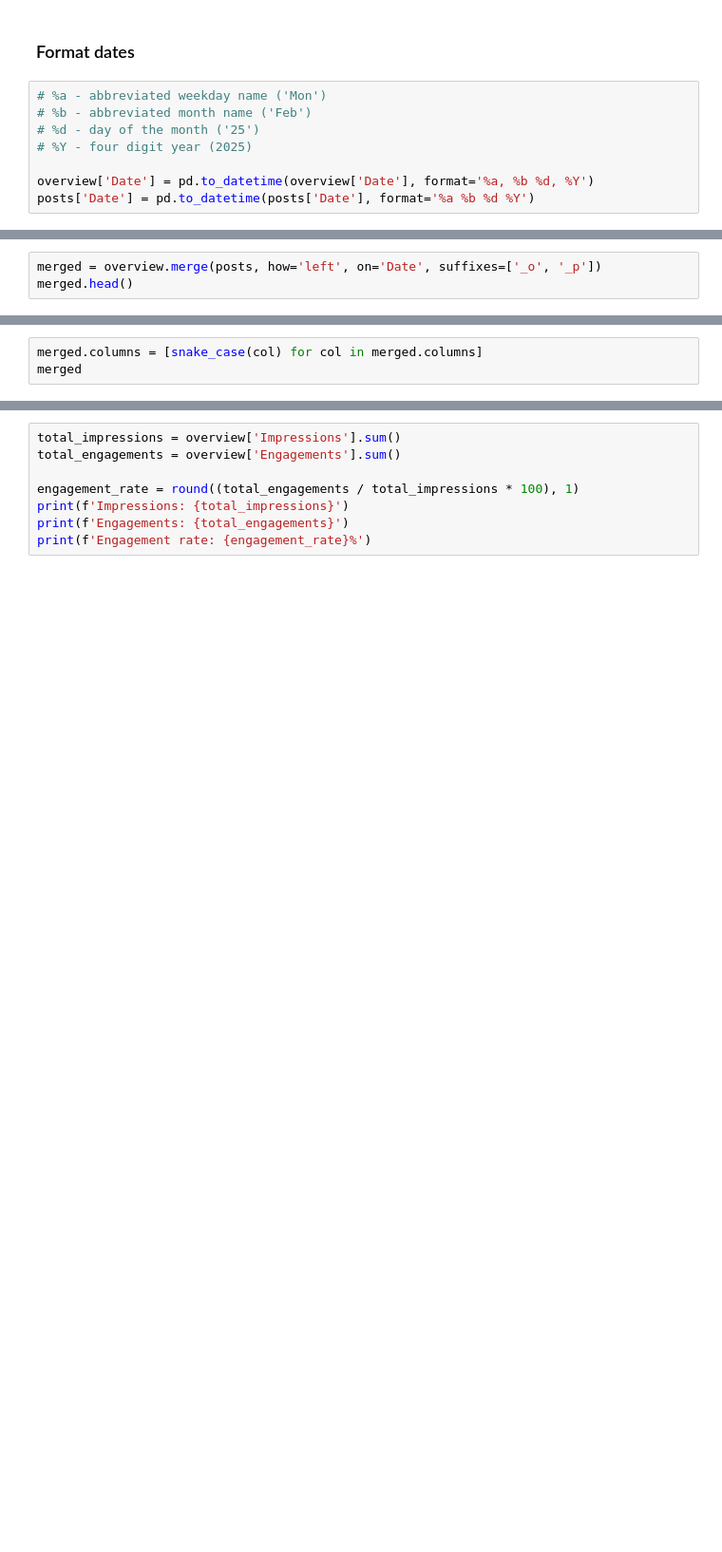
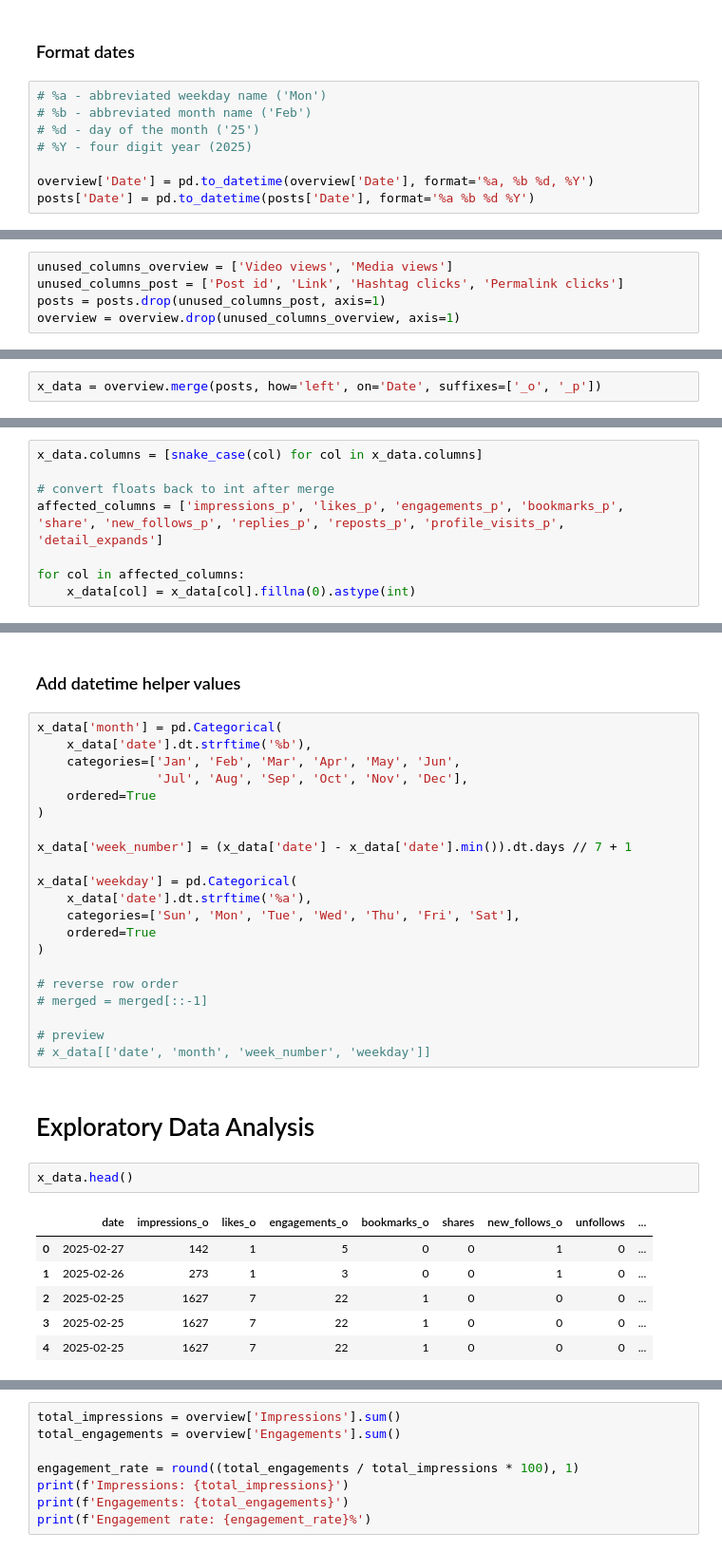
Before and after one commit to bodhichristian/python-basics, a Jupyter notebook: x_data/x_data.ipynb, the cells around one changed output, grey strips where cells are left out. Shown at 95% size. Cells and saved outputs as stored; diff of their text form; blank space fills up the shorter version.

```diff
--- a/x_data/x_data.ipynb
+++ b/x_data/x_data.ipynb
@@ -31 +39,6 @@ posts['Date'] = pd.to_datetime(posts['Date'], format='%a %b %d %Y')
+# %%
+unused_columns_overview = ['Video views', 'Media views']
+unused_columns_post = ['Post id', 'Link', 'Hashtag clicks', 'Permalink clicks']
+posts = posts.drop(unused_columns_post, axis=1)
+overview = overview.drop(unused_columns_overview, axis=1)
 # %% [markdown]
@@ -33,3 +46,2 @@ posts['Date'] = pd.to_datetime(posts['Date'], format='%a %b %d %Y')
 # %%
-merged = overview.merge(posts, how='left', on='Date', suffixes=['_o', '_p'])
-merged.head()
+x_data = overview.merge(posts, how='left', on='Date', suffixes=['_o', '_p'])
@@ -103,3 +72,8 @@ cool_metric
 # %%
-merged.columns = [snake_case(col) for col in merged.columns]
-merged
+x_data.columns = [snake_case(col) for col in x_data.columns]
+
+# convert floats back to int after merge
+affected_columns = ['impressions_p', 'likes_p', 'engagements_p', 'bookmarks_p', 'share', 'new_follows_p', 'replies_p', 'reposts_p', 'profile_visits_p', 'detail_expands']
+
+for col in affected_columns:
+    x_data[col] = x_data[col].fillna(0).astype(int)
@@ -165,0 +82,34 @@ KeyError: 'Month'
+# %% [markdown]
+### Add datetime helper values
+# %%
+x_data['month'] = pd.Categorical(
+    x_data['date'].dt.strftime('%b'),
+    categories=['Jan', 'Feb', 'Mar', 'Apr', 'May', 'Jun',
+                'Jul', 'Aug', 'Sep', 'Oct', 'Nov', 'Dec'],
+    ordered=True
+)
+
+x_data['week_number'] = (x_data['date'] - x_data['date'].min()).dt.days // 7 + 1
+
+x_data['weekday'] = pd.Categorical(
+    x_data['date'].dt.strftime('%a'),
+    categories=['Sun', 'Mon', 'Tue', 'Wed', 'Thu', 'Fri', 'Sat'],
+    ordered=True
+)
+
+# reverse row order
+# merged = merged[::-1]
+
+# preview
+# x_data[['date', 'month', 'week_number', 'weekday']]
+# %% [markdown]
+# Exploratory Data Analysis
+# %%
+x_data.head()
+# %% [output]
+|  | date | impressions_o | likes_o | engagements_o | bookmarks_o | shares | new_follows_o | unfollows | ... |
+| 0 | 2025-02-27 | 142 | 1 | 5 | 0 | 0 | 1 | 0 | ... |
+| 1 | 2025-02-26 | 273 | 1 | 3 | 0 | 0 | 1 | 0 | ... |
+| 2 | 2025-02-25 | 1627 | 7 | 22 | 1 | 0 | 0 | 0 | ... |
+| 3 | 2025-02-25 | 1627 | 7 | 22 | 1 | 0 | 0 | 0 | ... |
+| 4 | 2025-02-25 | 1627 | 7 | 22 | 1 | 0 | 0 | 0 | ... |
```
Also changed, not shown: parts of 37 cells of this notebook, 3 other files.
